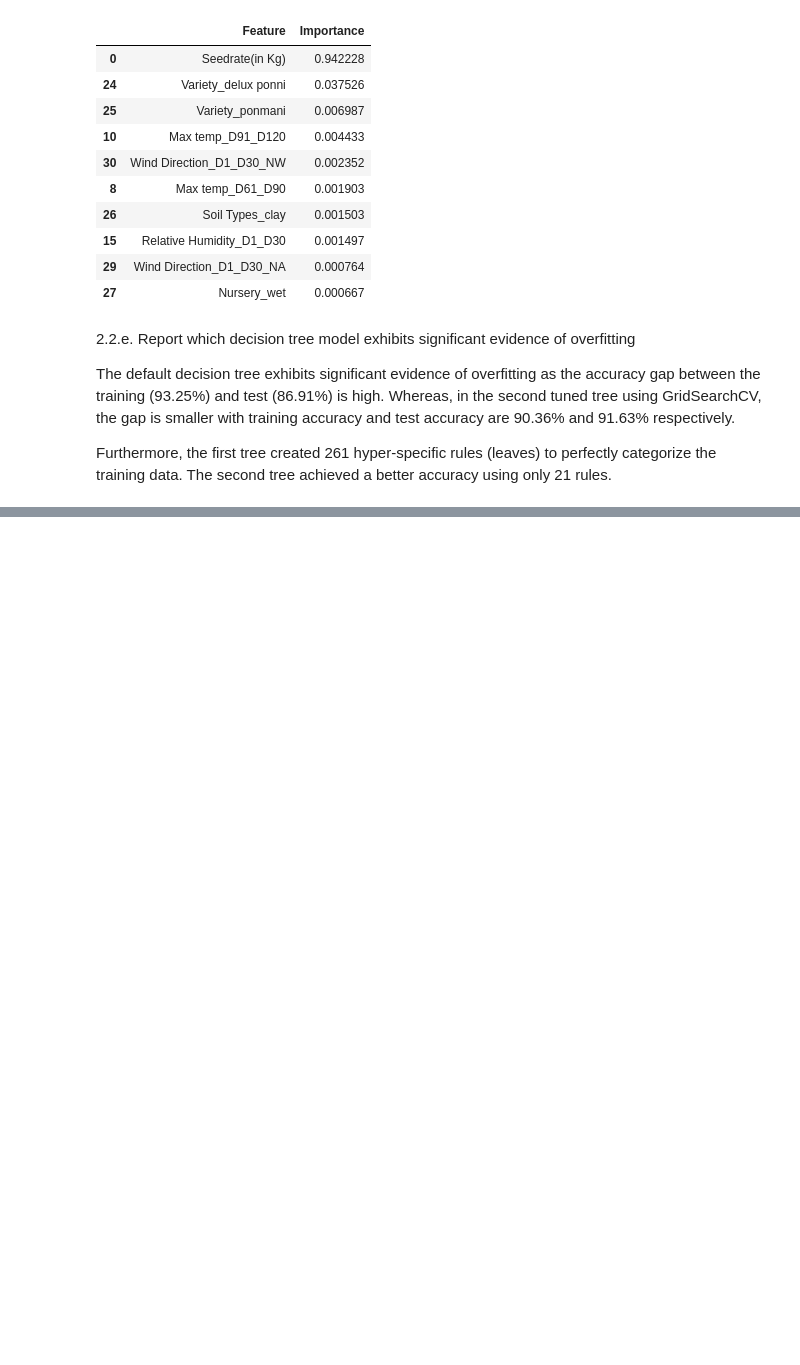
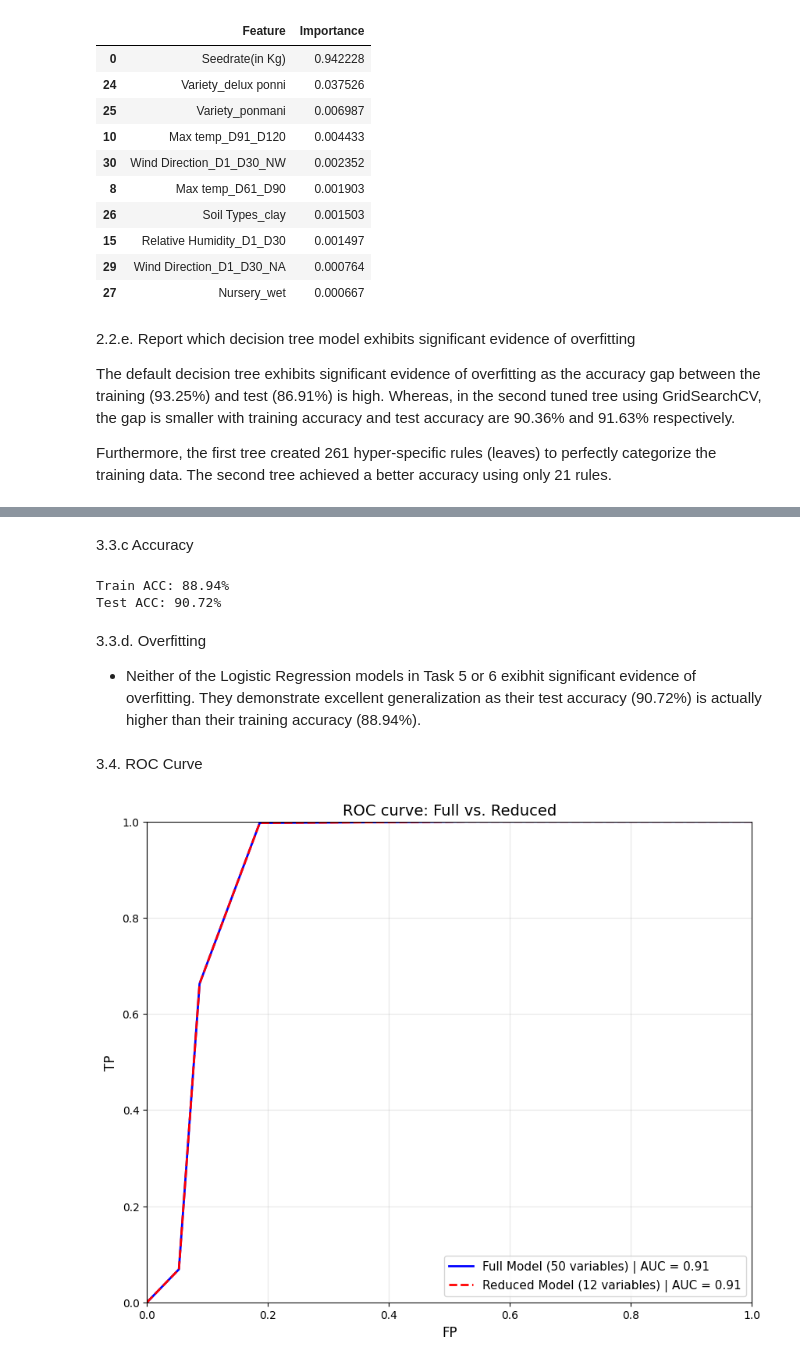
Before and after one commit to tritinvo18/IFN580-ML-assignment1, a Jupyter notebook: assignment_1.ipynb, the cells around one changed output, grey strips where cells are left out. Drawn from its saved outputs; the diff is of its cells as text; code cells hidden in the pictures; blank space fills up the shorter version.

```diff
--- a/assignment_1.ipynb
+++ b/assignment_1.ipynb
@@ -371,0 +431,20 @@ Furthermore, the first tree created 261 hyper-specific rules (leaves) to perfect
+# %%
+param_grid = {
+    'C': [0.001, 0.01, 0.1, 1, 10, 100],
+    'penalty': ['l1', 'l2'],
+    'solver': ['liblinear', 'saga']
+}
+
+X_train_scaled = X_train.copy()
+X_test_scaled = X_test.copy()
+
+X_train_scaled[continuous_cols] = scaler.fit_transform(X_train[continuous_cols])
+X_test_scaled[continuous_cols] = scaler.fit_transform(X_test[continuous_cols])
+
+lr = LogisticRegression(max_iter=5000, random_state=42)
+
+grid_search = GridSearchCV(lr, param_grid, cv=5, scoring='accuracy', n_jobs=-1)
+grid_search.fit(X_train_scaled, y_train)
+
+best_lr = grid_search.best_estimator_
+print(f"Optimal Parameters: {grid_search.best_params_}")
@@ -371,0 +546,14 @@ Furthermore, the first tree created 261 hyper-specific rules (leaves) to perfect
+# %% [markdown]
+3.3.c Accuracy
+# %%
+train_acc = accuracy_score(y_train, best_lr_reduced.predict(X_train_sub))
+test_acc = accuracy_score(y_test, best_lr_reduced.predict(X_test_sub))
+print(f'Train ACC: {train_acc*100:.2f}% \nTest ACC: {test_acc*100:.2f}%')
+# %% [output]
+Train ACC: 88.94%
+Test ACC: 90.72%
+# %% [markdown]
+3.3.d. Overfitting
+- Neither of the Logistic Regression models in Task 5 or 6 exibhit significant evidence of overfitting. They demonstrate excellent generalization as their test accuracy (90.72%) is actually higher than their training accuracy (88.94%).
+# %% [markdown]
+3.4. ROC Curve
@@ -371,0 +562,34 @@ Furthermore, the first tree created 261 hyper-specific rules (leaves) to perfect
+# %%
+y_prob_full = best_lr.predict_proba(X_test_scaled)[:, 1]
+y_prob_reduced = best_lr_reduced.predict_proba(X_test_sub)[:, 1]
+
+# Caculate the FP and TP
+fp_full, tp_full, _ = roc_curve(y_test, y_prob_full)
+fp_reduced, tp_reduced, _ = roc_curve(y_test, y_prob_reduced)
+
+# Calculate AUC
+auc_full = auc(fp_full, tp_full)
+auc_reduced = auc(fp_reduced, tp_reduced)
+
+# Plotting
+plt.figure(figsize=(10, 8))
+
+# Full model
+plt.plot(fp_full, tp_full, color='blue', lw=2,
+         label=f'Full Model (50 variables) | AUC = {auc_full:.2f}')
+
+# Reduced model
+plt.plot(fp_reduced, tp_reduced, color='red', lw=2, linestyle='--',
+         label=f'Reduced Model (12 variables) | AUC = {auc_reduced:.2f}')
+
+plt.xlim([0.0, 1.0])
+plt.ylim([0.0, 1.0])
+plt.xlabel('FP', fontsize=12)
+plt.ylabel('TP', fontsize=12)
+plt.title('ROC curve: Full vs. Reduced', fontsize=14)
+plt.legend(loc='lower right', fontsize=11)
+plt.grid(alpha=0.3)
+
+plt.show()
+# %% [output]
+[figure, added]
```
Also changed, not shown: parts of 19 cells of this notebook.
